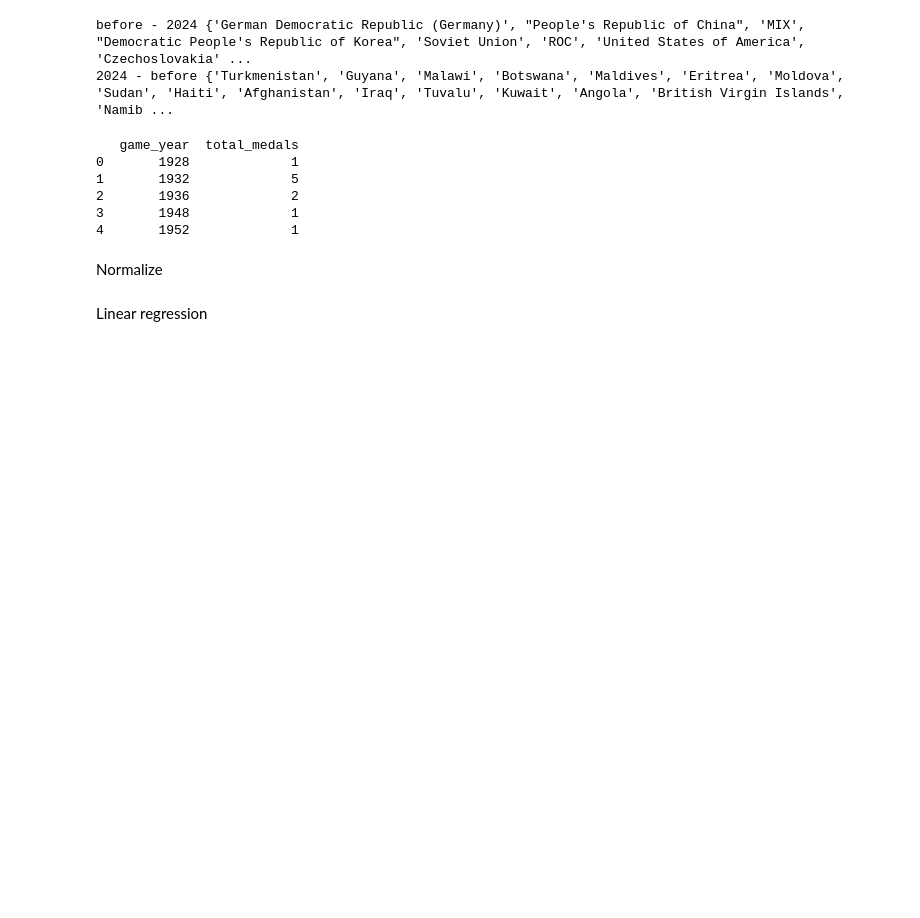
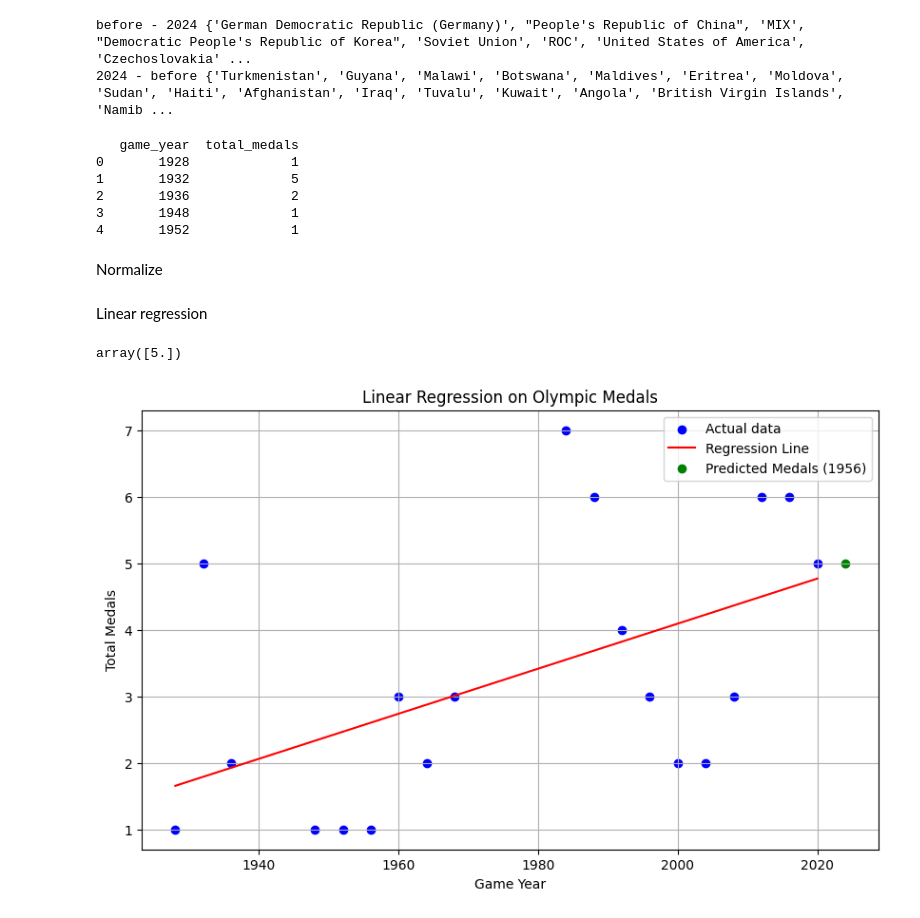
Before and after one commit to nomadflamingo/2021-olympics-data-analysis, a Jupyter notebook: src/eda.ipynb, the cells around one changed output. Drawn from its saved outputs; the diff is of its cells as text; code cells hidden in the pictures; blank space fills up the shorter version.

Commit message:
fixed linear reg

```diff
--- a/src/eda.ipynb
+++ b/src/eda.ipynb
@@ -228,10 +228,27 @@ Linear regression
 from sklearn.linear_model import LinearRegression
 
 model = LinearRegression()
-X = athletics_women_us['game_year']
+X = athletics_women_us[['normalized_year']]
 y = athletics_women_us['total_medals']
 
 model.fit(X,y)
-norm_2024 = (2024 - athletics_women_us['game_year'].min() / 4)
-next_year = np.array([[norm_2024]])
-predicted_medals = model.predict(next_year)
+next_year = 2024
+next_year_norm = athletics_women_us['normalized_year'].max() + 1
+predicted_medals = np.round(model.predict(np.array([[next_year_norm]])))
+
+predicted_medals
+# %% [output]
+array([5.])
+# %%
+plt.figure(figsize=(10, 6))
+plt.scatter(athletics_women_us['game_year'], athletics_women_us['total_medals'], color='blue', label='Actual data')
+plt.plot(athletics_women_us['game_year'], model.predict(X), color='red', label='Regression Line')
+plt.scatter(2024, predicted_medals, color='green', label='Predicted Medals (1956)')
+plt.xlabel('Game Year')
+plt.ylabel('Total Medals')
+plt.title('Linear Regression on Olympic Medals')
+plt.legend()
+plt.grid(True)
+plt.show()
+# %% [output]
+[figure, added]
```
